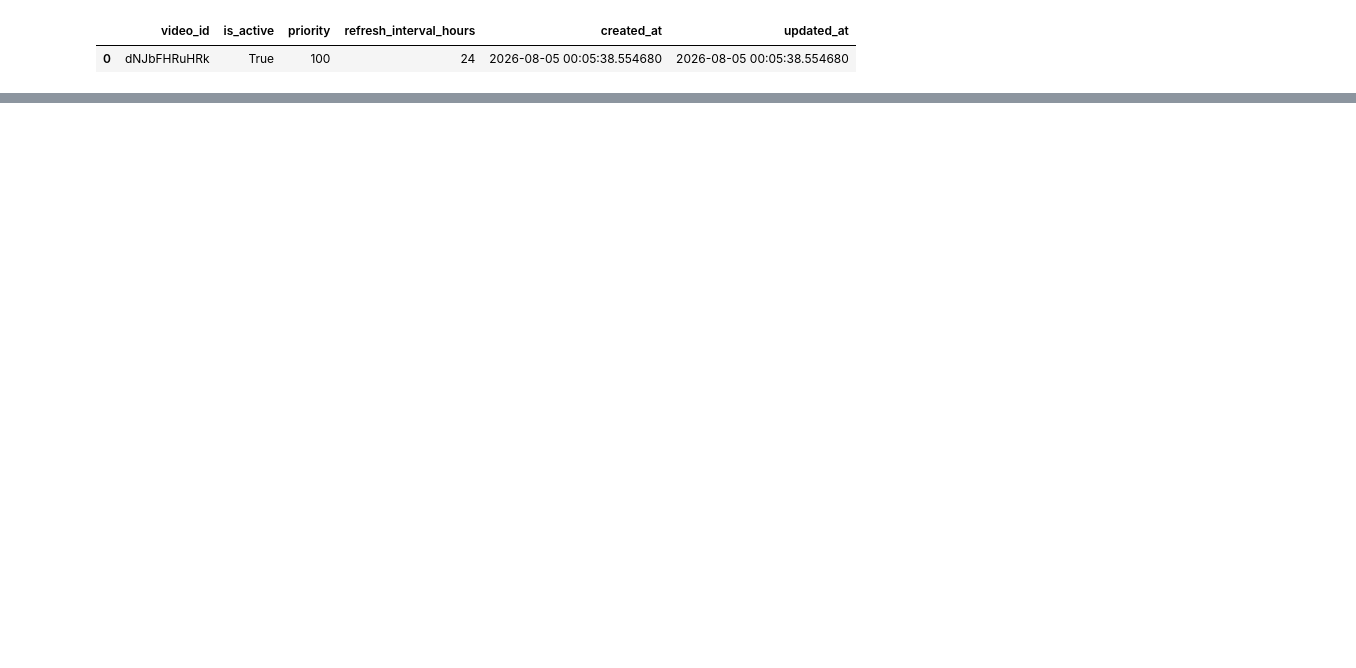
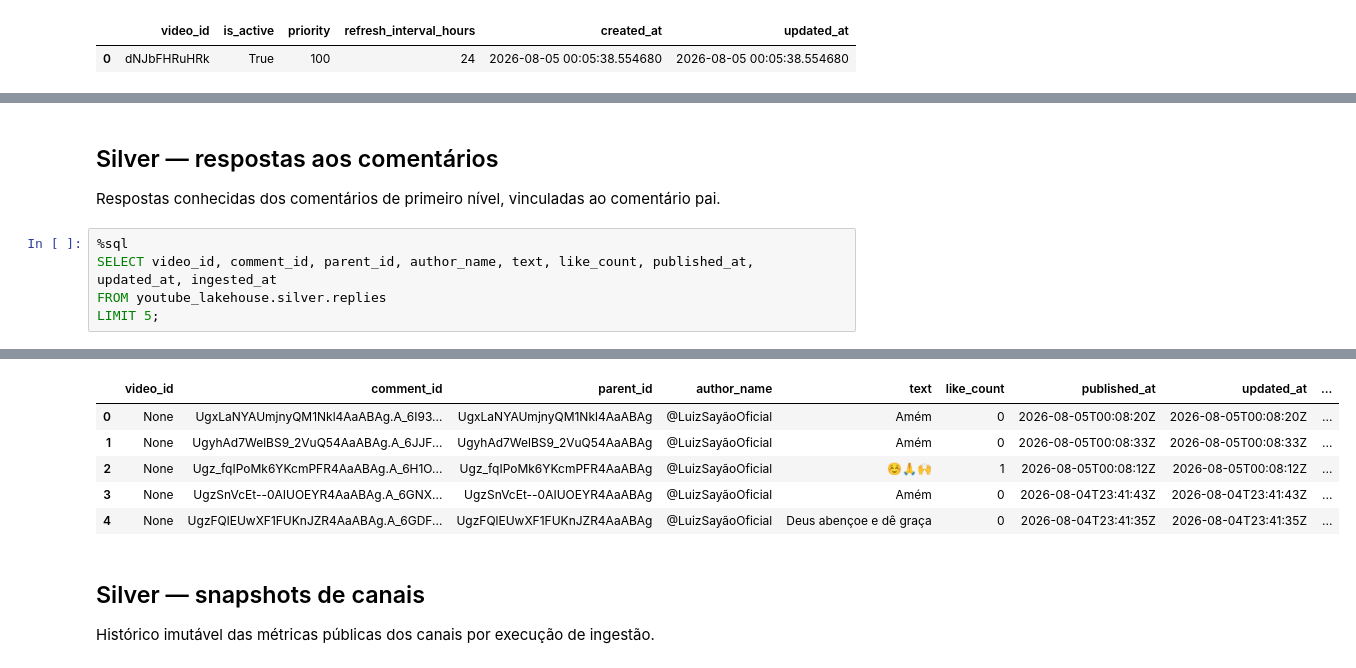
Before and after one commit to airtoncarneiro/youtube-genai-platform, a Jupyter notebook: src/notebooks/01_youtube_ingestion_test.ipynb, the cells around one changed output, grey strips where cells are left out. Cells and saved outputs as stored; diff of their text form; blank space fills up the shorter version.

```diff
--- a/src/notebooks/01_youtube_ingestion_test.ipynb
+++ b/src/notebooks/01_youtube_ingestion_test.ipynb
@@ -348,0 +105,10 @@ from youtube_lakehouse.control.video_targets;
+# %% [markdown]
+## Silver — respostas aos comentários
+
+Respostas conhecidas dos comentários de primeiro nível, vinculadas ao comentário pai.
+# %%
+%sql
+SELECT video_id, comment_id, parent_id, author_name, text, like_count, published_at, updated_at, ingested_at
+FROM youtube_lakehouse.silver.replies
+LIMIT 5;
+# %% [output]
@@ -348,0 +116,10 @@ from youtube_lakehouse.control.video_targets;
+|  | video_id | comment_id | parent_id | author_name | text | like_count | published_at | updated_at | ... |
+| 0 | None | UgxLaNYAUmjnyQM1Nkl4AaABAg.A_6I93... | UgxLaNYAUmjnyQM1Nkl4AaABAg | @LuizSayãoOficial | Amém | 0 | 2026-08-05T00:08:20Z | 2026-08-05T00:08:20Z | ... |
+| 1 | None | UgyhAd7WelBS9_2VuQ54AaABAg.A_6JJF... | UgyhAd7WelBS9_2VuQ54AaABAg | @LuizSayãoOficial | Amém | 0 | 2026-08-05T00:08:33Z | 2026-08-05T00:08:33Z | ... |
+| 2 | None | Ugz_fqIPoMk6YKcmPFR4AaABAg.A_6H1O... | Ugz_fqIPoMk6YKcmPFR4AaABAg | @LuizSayãoOficial | ☺️🙏🙌 | 1 | 2026-08-05T00:08:12Z | 2026-08-05T00:08:12Z | ... |
+| 3 | None | UgzSnVcEt--0AIUOEYR4AaABAg.A_6GNX... | UgzSnVcEt--0AIUOEYR4AaABAg | @LuizSayãoOficial | Amém | 0 | 2026-08-04T23:41:43Z | 2026-08-04T23:41:43Z | ... |
+| 4 | None | UgzFQlEUwXF1FUKnJZR4AaABAg.A_6GDF... | UgzFQlEUwXF1FUKnJZR4AaABAg | @LuizSayãoOficial | Deus abençoe e dê graça | 0 | 2026-08-04T23:41:35Z | 2026-08-04T23:41:35Z | ... |
+# %% [markdown]
+## Silver — snapshots de canais
+
+Histórico imutável das métricas públicas dos canais por execução de ingestão.
```
Also changed, not shown: parts of 33 cells of this notebook.
